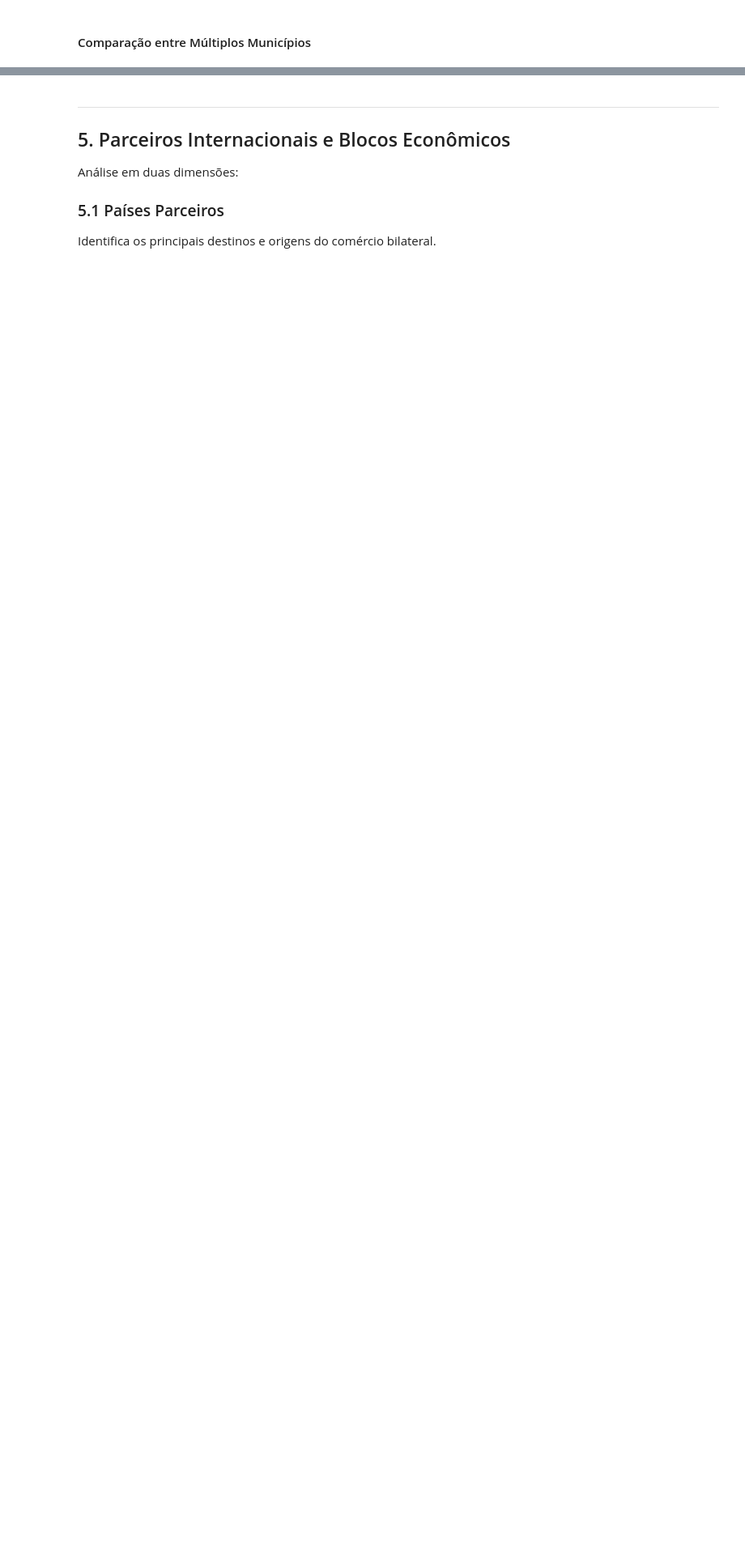
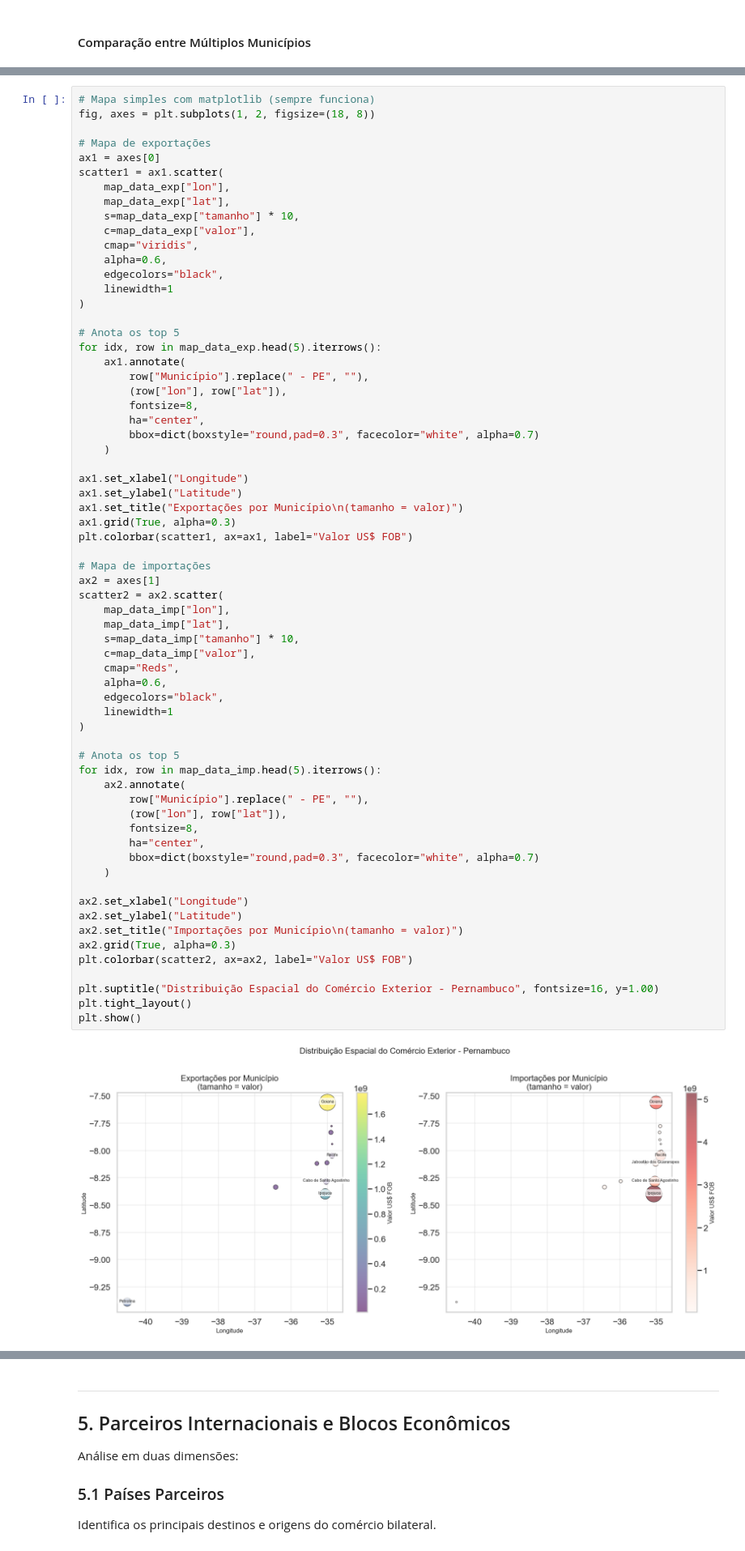
Before and after one commit to ab-orbit/ab-analise-contratos-publicos, a Jupyter notebook: ab/public/comex/pe_imp_exp_v2.ipynb, the cells around one changed output, grey strips where cells are left out. Shown at 81% size. Saved outputs shown, nothing was run; the diff lists cells and outputs as text; blank space fills up the shorter version.

```diff
--- a/ab/public/comex/pe_imp_exp_v2.ipynb
+++ b/ab/public/comex/pe_imp_exp_v2.ipynb
@@ -894,0 +1124,67 @@ display(df_comparacao)
+# %%
+# Mapa simples com matplotlib (sempre funciona)
+fig, axes = plt.subplots(1, 2, figsize=(18, 8))
+
+# Mapa de exportações
+ax1 = axes[0]
+scatter1 = ax1.scatter(
+    map_data_exp["lon"],
+    map_data_exp["lat"],
+    s=map_data_exp["tamanho"] * 10,
+    c=map_data_exp["valor"],
+    cmap="viridis",
+    alpha=0.6,
+    edgecolors="black",
+    linewidth=1
+)
+
+# Anota os top 5
+for idx, row in map_data_exp.head(5).iterrows():
+    ax1.annotate(
+        row["Município"].replace(" - PE", ""),
+        (row["lon"], row["lat"]),
+        fontsize=8,
+        ha="center",
+        bbox=dict(boxstyle="round,pad=0.3", facecolor="white", alpha=0.7)
+    )
+
+ax1.set_xlabel("Longitude")
+ax1.set_ylabel("Latitude")
+ax1.set_title("Exportações por Município\n(tamanho = valor)")
+ax1.grid(True, alpha=0.3)
+plt.colorbar(scatter1, ax=ax1, label="Valor US$ FOB")
+
+# Mapa de importações
+ax2 = axes[1]
+scatter2 = ax2.scatter(
+    map_data_imp["lon"],
+    map_data_imp["lat"],
+    s=map_data_imp["tamanho"] * 10,
+    c=map_data_imp["valor"],
+    cmap="Reds",
+    alpha=0.6,
+    edgecolors="black",
+    linewidth=1
+)
+
+# Anota os top 5
+for idx, row in map_data_imp.head(5).iterrows():
+    ax2.annotate(
+        row["Município"].replace(" - PE", ""),
+        (row["lon"], row["lat"]),
+        fontsize=8,
+        ha="center",
+        bbox=dict(boxstyle="round,pad=0.3", facecolor="white", alpha=0.7)
+    )
+
+ax2.set_xlabel("Longitude")
+ax2.set_ylabel("Latitude")
+ax2.set_title("Importações por Município\n(tamanho = valor)")
+ax2.grid(True, alpha=0.3)
+plt.colorbar(scatter2, ax=ax2, label="Valor US$ FOB")
+
+plt.suptitle("Distribuição Espacial do Comércio Exterior - Pernambuco", fontsize=16, y=1.00)
+plt.tight_layout()
+plt.show()
+# %% [output]
+[figure, added]
```
Also changed, not shown: parts of 17 cells of this notebook, 1 other file.
